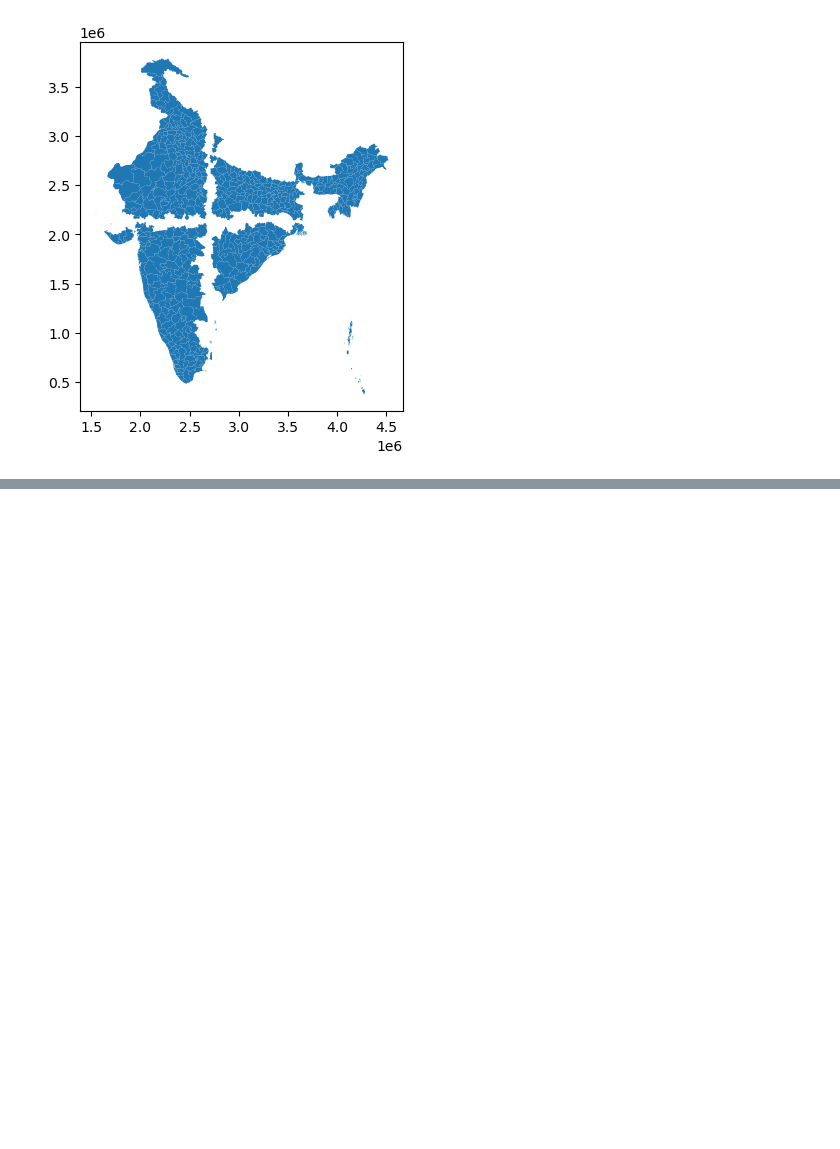
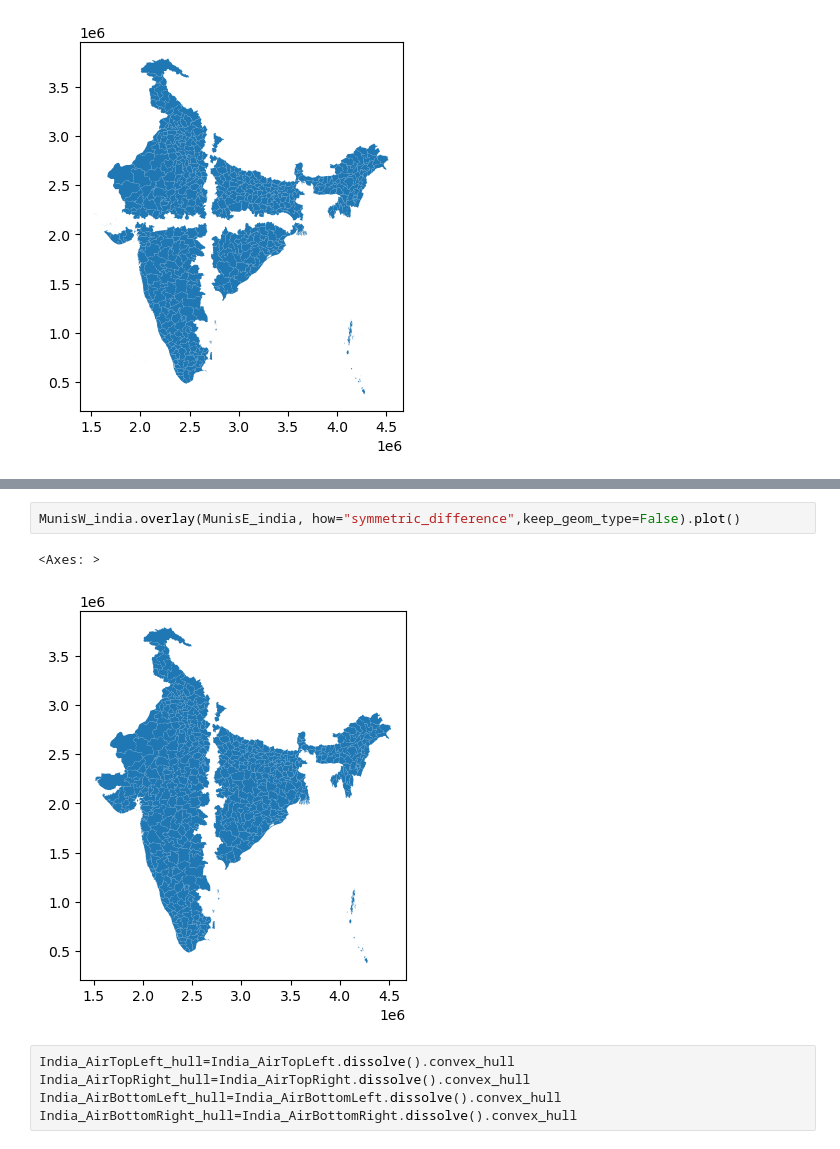
Before and after one commit to gokussj100/geodfprepro, a Jupyter notebook: Tarea 3 .ipynb, the cells around one changed output, grey strips where cells are left out. Drawn from its saved outputs; the diff is of its cells as text; blank space fills up the shorter version.

```diff
--- a/Tarea 3 .ipynb
+++ b/Tarea 3 .ipynb
@@ -713,0 +724,10 @@ india_municipalities.overlay(muniMidindia, how='difference').plot()
+# %%
+MunisW_india.overlay(MunisE_india, how="symmetric_difference",keep_geom_type=False).plot()
+# %% [output]
+<Axes: >
+[figure, added]
+# %%
+India_AirTopLeft_hull=India_AirTopLeft.dissolve().convex_hull
+India_AirTopRight_hull=India_AirTopRight.dissolve().convex_hull
+India_AirBottomLeft_hull=India_AirBottomLeft.dissolve().convex_hull
+India_AirBottomRight_hull=India_AirBottomRight.dissolve().convex_hull
```
Also changed, not shown: parts of 4 cells of this notebook.
